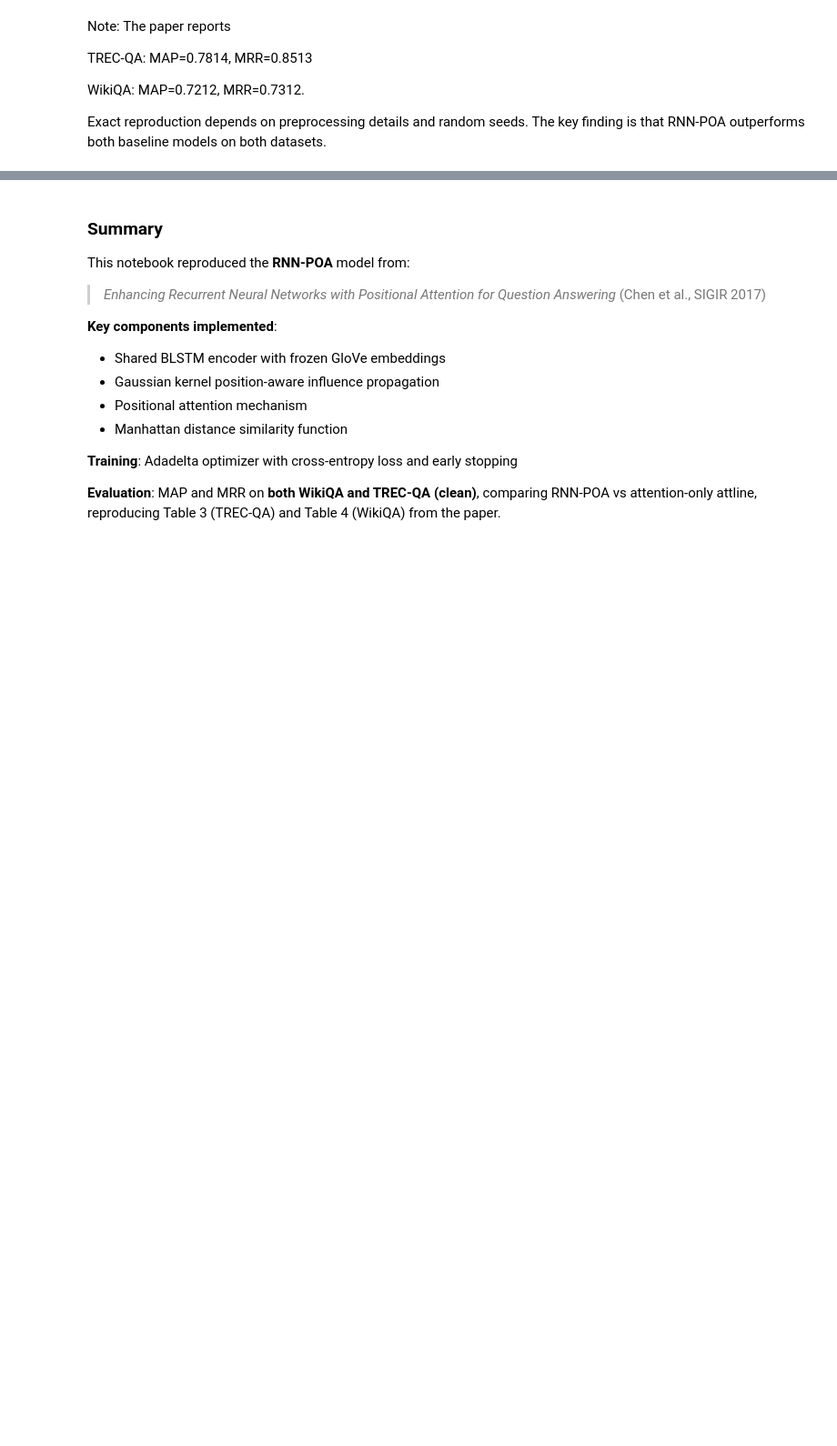
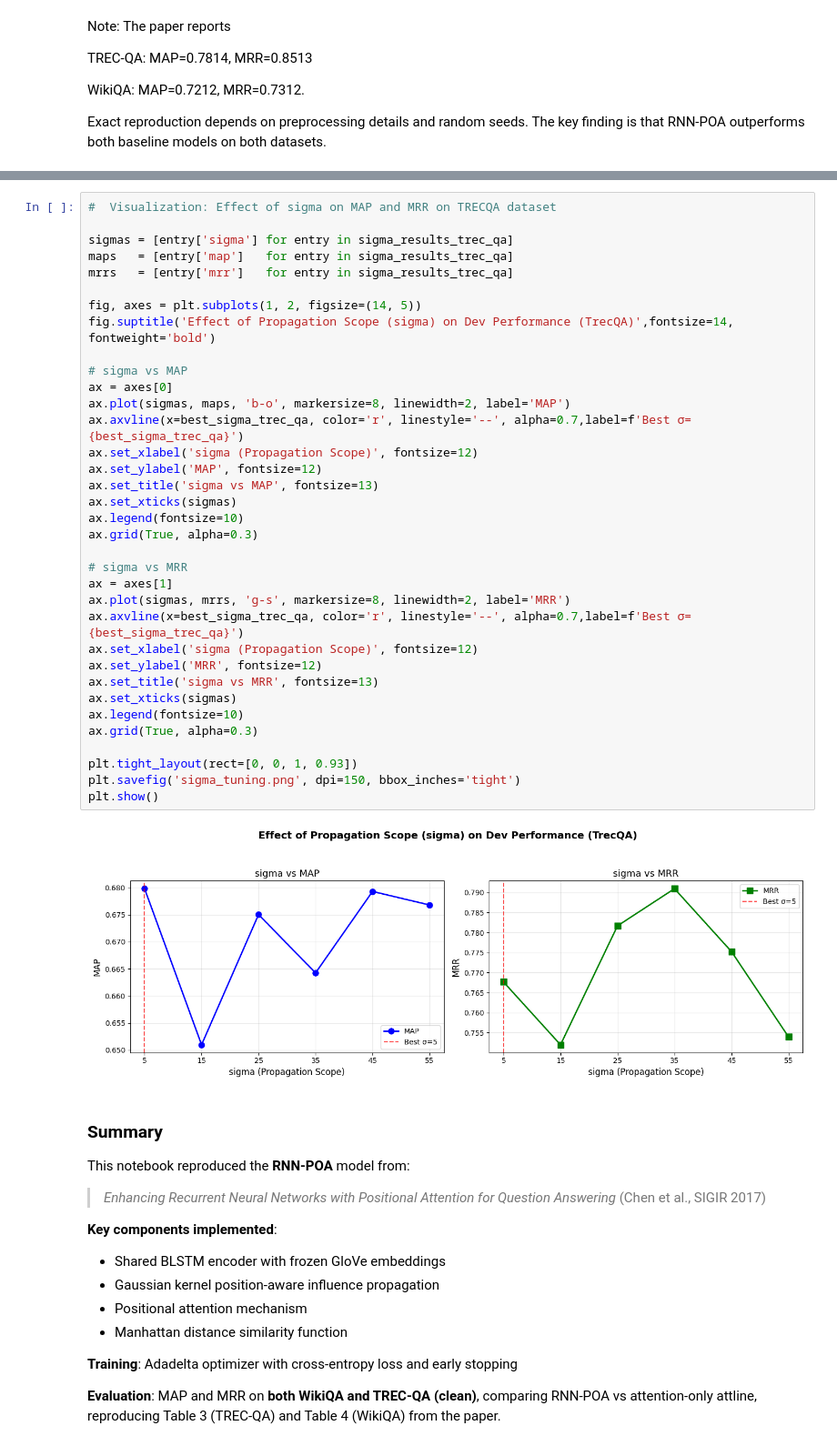
Before and after one commit to p-priyanshu04/DeepLearningGroup7, a Jupyter notebook: Group7.ipynb, the cells around one changed output, grey strips where cells are left out. Shown at 91% size. Saved outputs shown, nothing was run; the diff lists cells and outputs as text; blank space fills up the shorter version.

```diff
--- a/Group7.ipynb
+++ b/Group7.ipynb
@@ -1700,3 +1810,40 @@ plt.show()
+# %%
+#  Visualization: Effect of sigma on MAP and MRR on TRECQA dataset
+
+sigmas = [entry['sigma'] for entry in sigma_results_trec_qa]
+maps   = [entry['map']   for entry in sigma_results_trec_qa]
+mrrs   = [entry['mrr']   for entry in sigma_results_trec_qa]
+
+fig, axes = plt.subplots(1, 2, figsize=(14, 5))
+fig.suptitle('Effect of Propagation Scope (sigma) on Dev Performance (TrecQA)',fontsize=14, fontweight='bold')
+
+# sigma vs MAP
+ax = axes[0]
+ax.plot(sigmas, maps, 'b-o', markersize=8, linewidth=2, label='MAP')
+ax.axvline(x=best_sigma_trec_qa, color='r', linestyle='--', alpha=0.7,label=f'Best σ={best_sigma_trec_qa}')
+ax.set_xlabel('sigma (Propagation Scope)', fontsize=12)
+ax.set_ylabel('MAP', fontsize=12)
+ax.set_title('sigma vs MAP', fontsize=13)
+ax.set_xticks(sigmas)
+ax.legend(fontsize=10)
+ax.grid(True, alpha=0.3)
+
+# sigma vs MRR
+ax = axes[1]
+ax.plot(sigmas, mrrs, 'g-s', markersize=8, linewidth=2, label='MRR')
+ax.axvline(x=best_sigma_trec_qa, color='r', linestyle='--', alpha=0.7,label=f'Best σ={best_sigma_trec_qa}')
+ax.set_xlabel('sigma (Propagation Scope)', fontsize=12)
+ax.set_ylabel('MRR', fontsize=12)
+ax.set_title('sigma vs MRR', fontsize=13)
+ax.set_xticks(sigmas)
+ax.legend(fontsize=10)
+ax.grid(True, alpha=0.3)
+
+plt.tight_layout(rect=[0, 0, 1, 0.93])
+plt.savefig('sigma_tuning.png', dpi=150, bbox_inches='tight')
+plt.show()
+# %% [output]
+[figure, added]
 # %% [markdown]
 
 ### Summary
```
Also changed, not shown: parts of 22 cells of this notebook.
